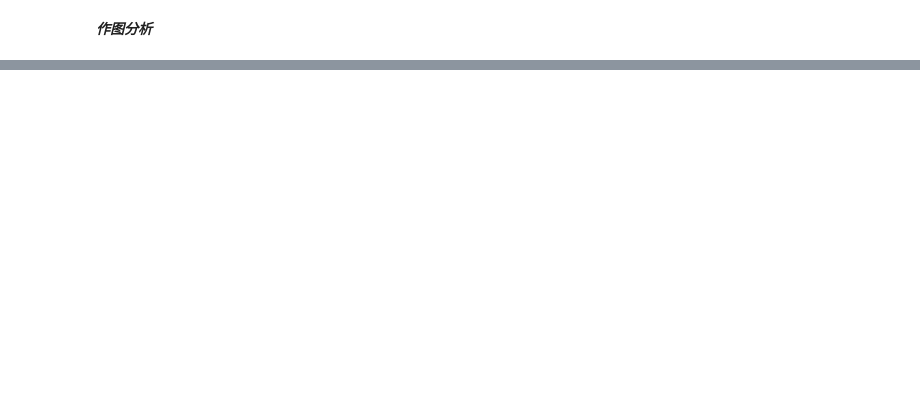
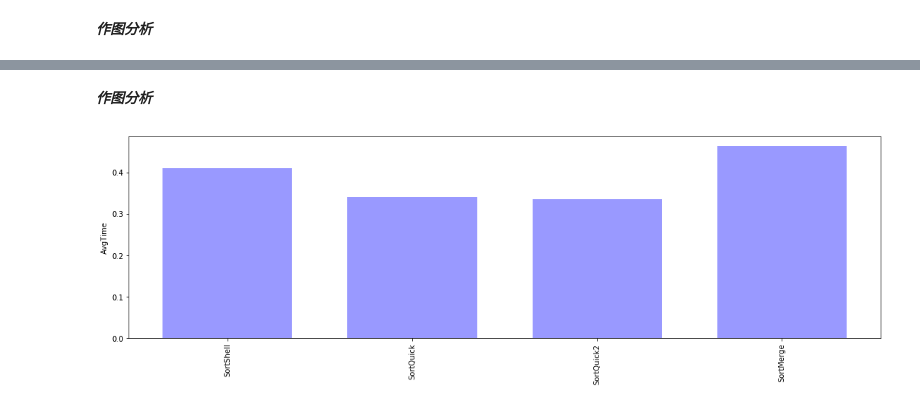
Before and after one commit to Li-Aaron/AlgorithmTest, a Jupyter notebook: sort_cmp/sort.ipynb, the cells around one changed output, grey strips where cells are left out. Drawn from its saved outputs; the diff is of its cells as text; code cells hidden in the pictures; blank space fills up the shorter version.

```diff
--- a/sort_cmp/sort.ipynb
+++ b/sort_cmp/sort.ipynb
@@ -128,0 +178,9 @@ No handles with labels found to put in legend.
+# %%
+# run test (cost a period of time, suggest run once)
+SortFuncC_Ex = [
+    sort_lib.SortShell,
+    sort_lib.SortQuick,
+    sort_lib.SortQuick2,
+    sort_lib.SortMerge,
+]
+TestResultC_Ex = SortTestRep(SortFuncC_Ex, SortTestC, NumLen = 1000000, Times = 10)
@@ -128,0 +198,6 @@ No handles with labels found to put in legend.
+# %% [markdown]
+***作图分析***
+# %%
+PlotResult(dfTestC_Ex, keysToAnalyse)
+# %% [output]
+[figure, added]
```
Also changed, not shown: parts of 21 cells of this notebook, 22 other files.
